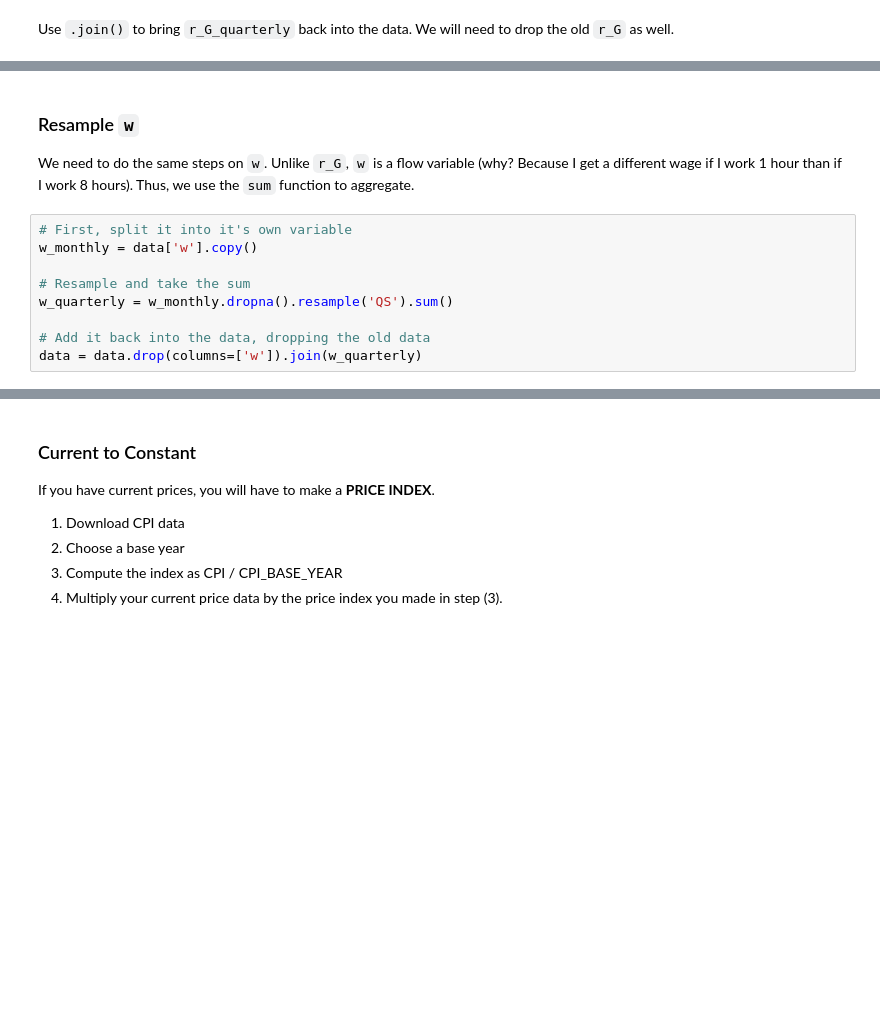
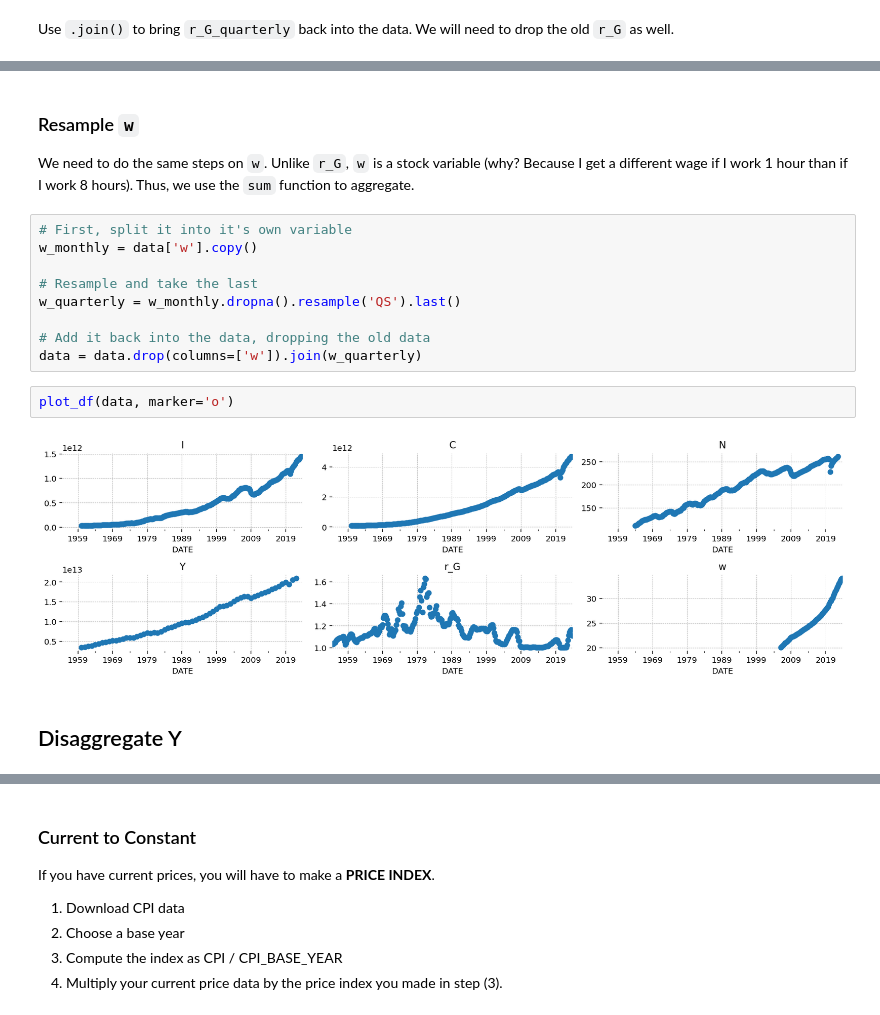
Before and after one commit to jessegrabowski/psme_macro_2023, a Jupyter notebook: Notebooks/TD 10. Project Walkthough.ipynb, the cells around one changed output, grey strips where cells are left out. Cells and saved outputs as stored; diff of their text form; blank space fills up the shorter version.

```diff
--- a/Notebooks/TD 10. Project Walkthough.ipynb
+++ b/Notebooks/TD 10. Project Walkthough.ipynb
@@ -301,13 +318,19 @@ data.head()
 # %% [markdown]
 ### Resample `w`
 
-We need to do the same steps on `w`. Unlike `r_G`, `w` is a flow variable (why? Because I get a different wage if I work 1 hour than if I work 8 hours). Thus, we use the `sum` function to aggregate.
+We need to do the same steps on `w`. Unlike `r_G`, `w` is a stock variable (why? Because I get a different wage if I work 1 hour than if I work 8 hours). Thus, we use the `sum` function to aggregate.
 # %%
 # First, split it into it's own variable
 w_monthly = data['w'].copy()
 
-# Resample and take the sum
-w_quarterly = w_monthly.dropna().resample('QS').sum()
+# Resample and take the last
+w_quarterly = w_monthly.dropna().resample('QS').last()
 
 # Add it back into the data, dropping the old data
 data = data.drop(columns=['w']).join(w_quarterly)
+# %%
+plot_df(data, marker='o')
+# %% [output]
+[figure, added]
+# %% [markdown]
+## Disaggregate Y
```
Also changed, not shown: parts of 13 cells of this notebook.
